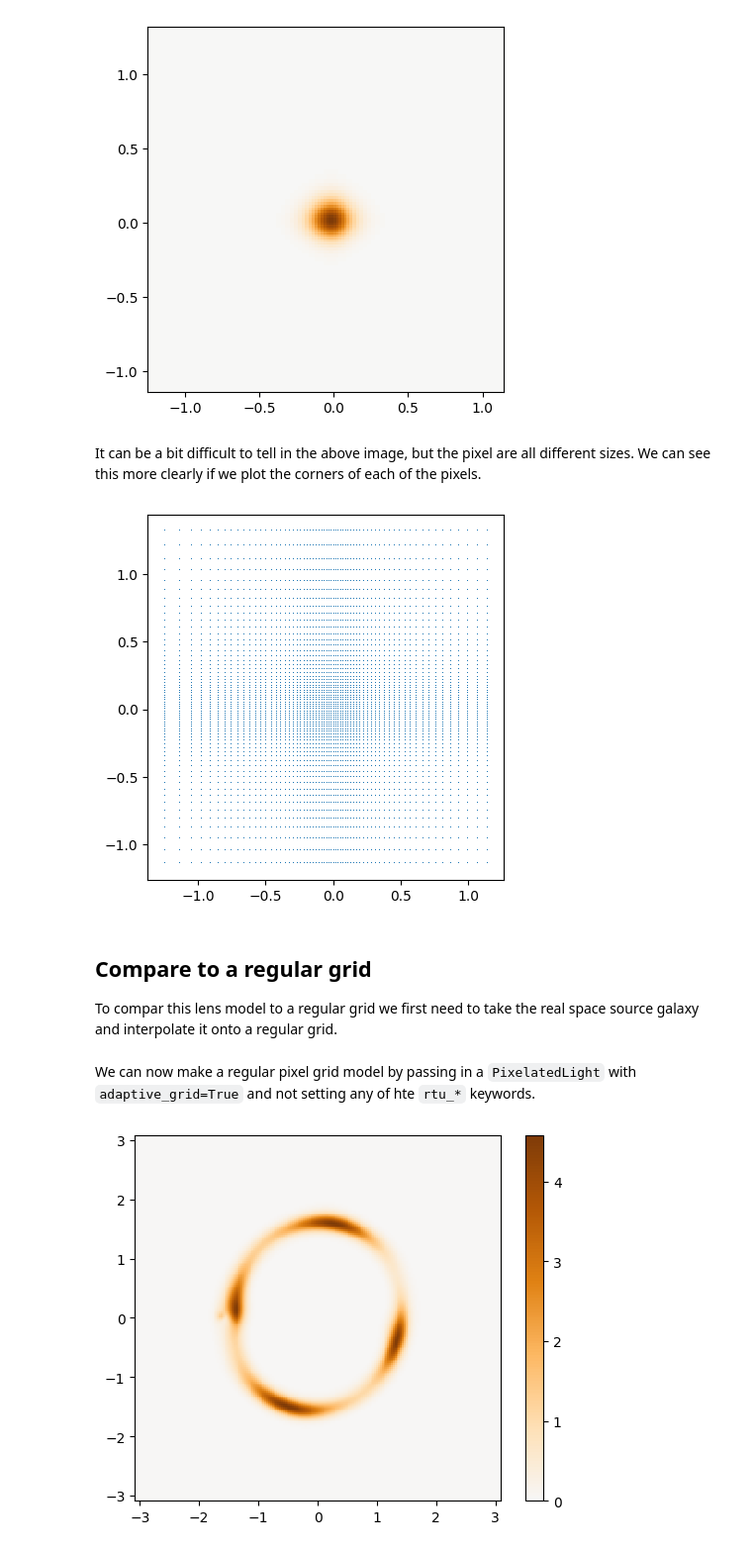
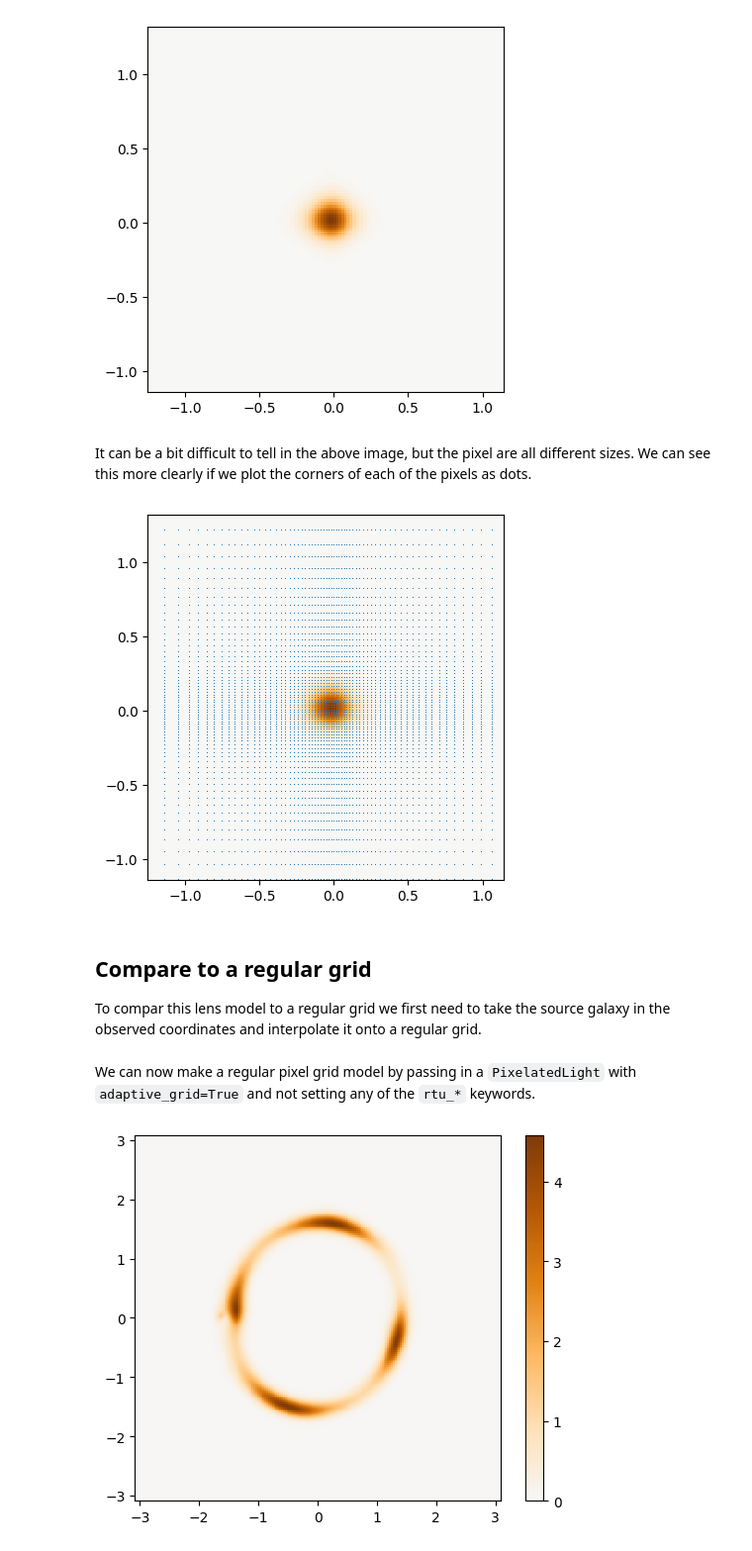
Before and after one commit to CKrawczyk/RTU-grid-herculens, a Jupyter notebook: example_usage.ipynb, the cells around one changed output. Shown at 99% size. Cells and saved outputs as stored; diff of their text form; code cells hidden in the pictures.

```diff
--- a/example_usage.ipynb
+++ b/example_usage.ipynb
@@ -204,17 +208,27 @@ plt.gca().set_aspect(1)
 # %% [output]
 [figure]
 # %% [markdown]
-It can be a bit difficult to tell in the above image, but the pixel are all different sizes.  We can see this more clearly if we plot the corners of each of the pixels.
+It can be a bit difficult to tell in the above image, but the pixel are all different sizes.  We can see this more clearly if we plot the corners of each of the pixels as dots.
 # %%
+plt.pcolormesh(
+    source_edges[1][:, 0],
+    source_edges[1][:, 1],
+    source,
+    # shading = 'flat' requires the pixel *edges*, other shadings require the pixel *centers*, see matplotlib's documentation for details
+    shading='flat',
+    cmap=new_cmap,
+    vmin=0
+)
+
 a, b = np.meshgrid(*source_edges[1].T)
 plt.plot(a.flatten(), b.flatten(), ',')
 plt.gca().set_aspect(1);
 # %% [output]
-[figure, old version]
+[figure, new version]
 # %% [markdown]
 ## Compare to a regular grid
 
-To compar this lens model to a regular grid we first need to take the real space source galaxy and interpolate it onto a regular grid.
+To compar this lens model to a regular grid we first need to take the source galaxy in the observed coordinates and interpolate it onto a regular grid.
 # %%
 centers_min = source_centers[1][0]
 centers_max = source_centers[1][-1]
@@ -234,7 +248,7 @@ source_real_space = interpn(
 
 kwargs_source_real = [{'pixels': source_real_space}]
 # %% [markdown]
-We can now make a regular pixel grid model by passing in a `PixelatedLight` with `adaptive_grid=True` and not setting any of hte `rtu_*` keywords.
+We can now make a regular pixel grid model by passing in a `PixelatedLight` with `adaptive_grid=True` and not setting any of the `rtu_*` keywords.
 # %%
 source_input = LightModel([
     PixelatedLight(
```
Also changed, not shown: parts of 23 cells of this notebook.
